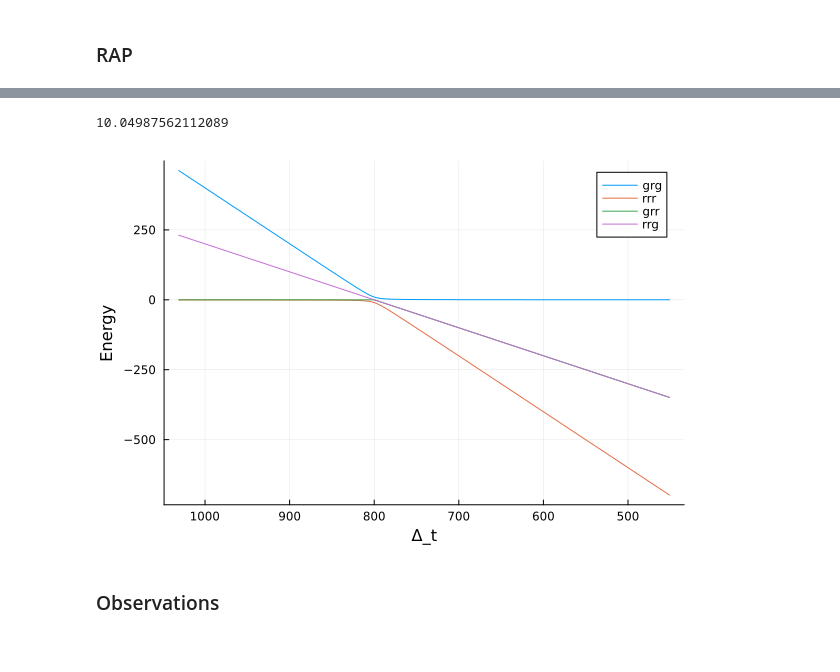
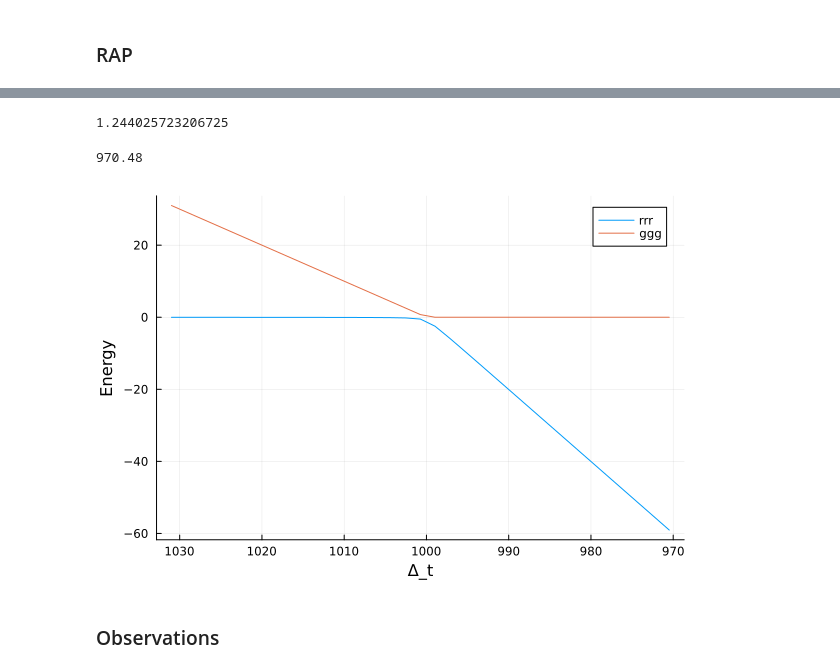
Before and after one commit to Ak-ash22/rydberg_qec, a Jupyter notebook: codework/analytical_work/adiabatic_crossing.ipynb, the cells around one changed output, grey strips where cells are left out. Drawn from its saved outputs; the diff is of its cells as text; code cells hidden in the pictures.

```diff
--- a/codework/analytical_work/adiabatic_crossing.ipynb
+++ b/codework/analytical_work/adiabatic_crossing.ipynb
@@ -145,21 +184,25 @@ E6 = [subarray[6] for subarray in e];
 E7 = [subarray[7] for subarray in e];
 E8 = [subarray[8] for subarray in e];
 # %%
-gap = [abs(ev1-ev2) for (ev1,ev2) in zip(E2,E5)]
+gap = [abs(ev1-ev2) for (ev1,ev2) in zip(E1,E4)]
 minimum(gap)
 # %% [output]
-10.04987562112089
+1.244025723206725
+# %%
+Delta[end]
+# %% [output]
+970.48
 # %%
-plot(Delta, E5,xflip=:true,  label = "grg", xlabel = "Δ_t", ylabel = "Energy",legend = :topright)
-plot!(Delta, E1, xflip=:true, label = "rrr", xlabel = "Δ_t", ylabel = "Energy",legend = :topright)
-plot!(Delta, E2,xflip=:true,  label = "grr")
-plot!(Delta, E3,xflip=:true,  label = "rrg")
-# plot!(Delta, E4,xflip=:true,  label = "ggg")
+# plot(Delta, E5,xflip=:true,  label = "grg", xlabel = "Δ_t", ylabel = "Energy",legend = :topright)
+plot(Delta, E1, xflip=:true, label = "rrr", xlabel = "Δ_t", ylabel = "Energy",legend = :topright)
+# plot!(Delta, E2,xflip=:true,  label = "grr")
+# plot!(Delta, E3,xflip=:true,  label = "rrg")
+plot!(Delta, E4,xflip=:true,  label = "ggg")
 # plot!(Delta, E6,xflip=:true,  label = "rgg")
 # plot!(Delta, E7,xflip=:true,  label = "ggr")
-# plot!(Delta, E8,xflip=:true,  label = "rgr",ylim=(-100,100))
+# plot!(Delta, E8,xflip=:true,  label = "rgr",ylim=(-10,10))
 # %% [output]
-[figure, old version]
+[figure, new version]
 # %% [markdown]
 ### Observations
 # %%
```
Also changed, not shown: parts of 7 cells of this notebook.
